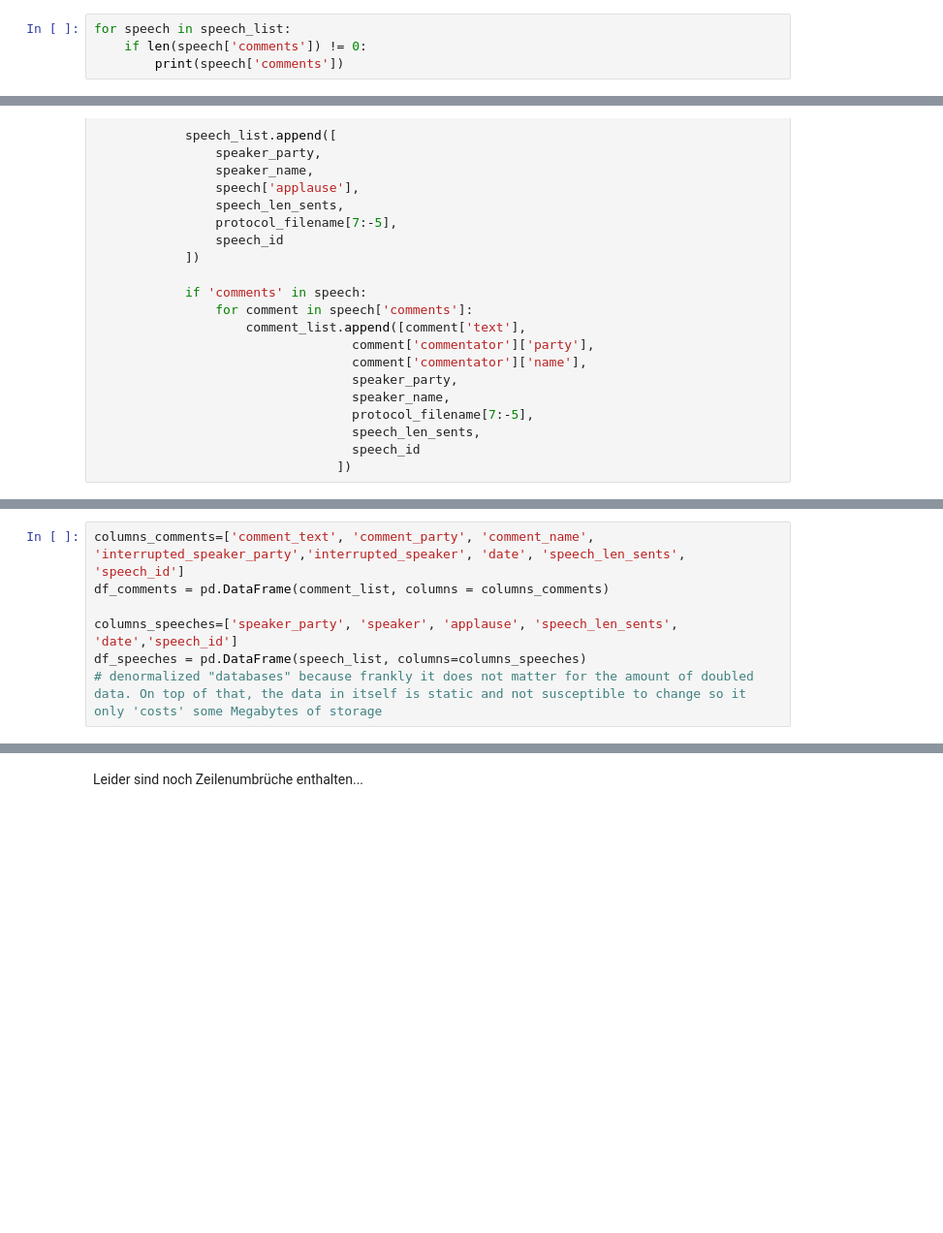
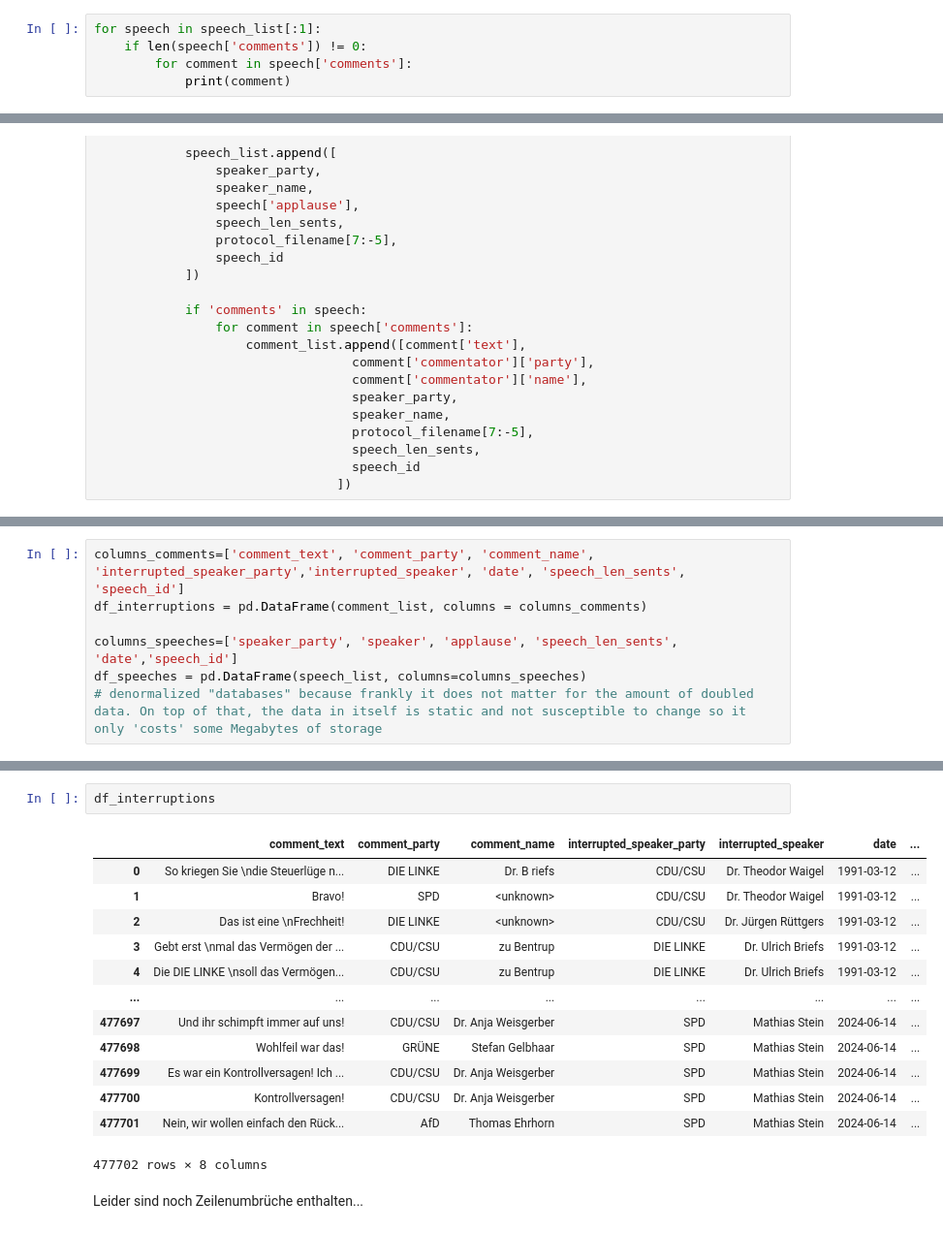
Before and after one commit to stellamoR/bundestag_zwischenrufe, a Jupyter notebook: I_data_acquisition/03_text_parsing.ipynb, the cells around one changed output, grey strips where cells are left out. Shown at 97% size. Cells and saved outputs as stored; diff of their text form; blank space fills up the shorter version.

```diff
--- a/I_data_acquisition/03_text_parsing.ipynb
+++ b/I_data_acquisition/03_text_parsing.ipynb
@@ -422,7 +439,8 @@ for speech in speech_list:
 Die Entscheidung, für jeden Text auch den gesamten vorigen Kontext der Rede doppelt abzuspeichern, war dem geschuldet, dass ich es für meine Team-Kameraden möglichst leicht machen wollte an die Daten zu kommen.
 Ich hätte auch einfach den Startindex der Unterbrechung abspeichern können. In der jetzigen Form ist die Datenaufmachung etwas simpler und man kann, ohne darüber nachzudenken, nur die Zwischenrufe selbst extrahieren, weil in den Json-Objekten schon alles enthalten ist, was man für z.B. die Zwischenruf-Generierung benötigt.
 # %%
-for speech in speech_list:
+for speech in speech_list[:1]:
     if len(speech['comments']) != 0:
-        print(speech['comments'])
+        for comment in speech['comments']:
+            print(comment)
 # %% [output]
@@ -722,6 +763,6 @@ print(len(speech_list))
 # %%
 columns_comments=['comment_text', 'comment_party', 'comment_name',  'interrupted_speaker_party','interrupted_speaker', 'date', 'speech_len_sents', 'speech_id']
-df_comments = pd.DataFrame(comment_list, columns = columns_comments)
+df_interruptions = pd.DataFrame(comment_list, columns = columns_comments)
 
 columns_speeches=['speaker_party', 'speaker', 'applause', 'speech_len_sents', 'date','speech_id']
 df_speeches = pd.DataFrame(speech_list, columns=columns_speeches)
@@ -745,3 +770,19 @@ df_comments
+# %%
+df_interruptions
+# %% [output]
+|  | comment_text | comment_party | comment_name | interrupted_speaker_party | interrupted_speaker | date | ... |
+| 0 | So kriegen Sie \ndie Steuerlüge n... | DIE LINKE | Dr. B riefs | CDU/CSU | Dr. Theodor Waigel | 1991-03-12 | ... |
+| 1 | Bravo! | SPD | <unknown> | CDU/CSU | Dr. Theodor Waigel | 1991-03-12 | ... |
+| 2 | Das ist eine \nFrechheit! | DIE LINKE | <unknown> | CDU/CSU | Dr. Jürgen Rüttgers | 1991-03-12 | ... |
+| 3 | Gebt erst \nmal das Vermögen der ... | CDU/CSU | zu Bentrup | DIE LINKE | Dr. Ulrich Briefs | 1991-03-12 | ... |
+| 4 | Die DIE LINKE \nsoll das Vermögen... | CDU/CSU | zu Bentrup | DIE LINKE | Dr. Ulrich Briefs | 1991-03-12 | ... |
+| ... | ... | ... | ... | ... | ... | ... | ... |
+| 477697 | Und ihr schimpft immer auf uns! | CDU/CSU | Dr. Anja Weisgerber | SPD | Mathias Stein | 2024-06-14 | ... |
+| 477698 | Wohlfeil war das! | GRÜNE | Stefan Gelbhaar | SPD | Mathias Stein | 2024-06-14 | ... |
+| 477699 | Es war ein Kontrollversagen! Ich ... | CDU/CSU | Dr. Anja Weisgerber | SPD | Mathias Stein | 2024-06-14 | ... |
+| 477700 | Kontrollversagen! | CDU/CSU | Dr. Anja Weisgerber | SPD | Mathias Stein | 2024-06-14 | ... |
+| 477701 | Nein, wir wollen einfach den Rück... | AfD | Thomas Ehrhorn | SPD | Mathias Stein | 2024-06-14 | ... |
+477702 rows × 8 columns
 # %% [markdown]
 Leider sind noch Zeilenumbrüche enthalten...
 # %%
```
Also changed, not shown: parts of 37 cells of this notebook, 23 other files.
